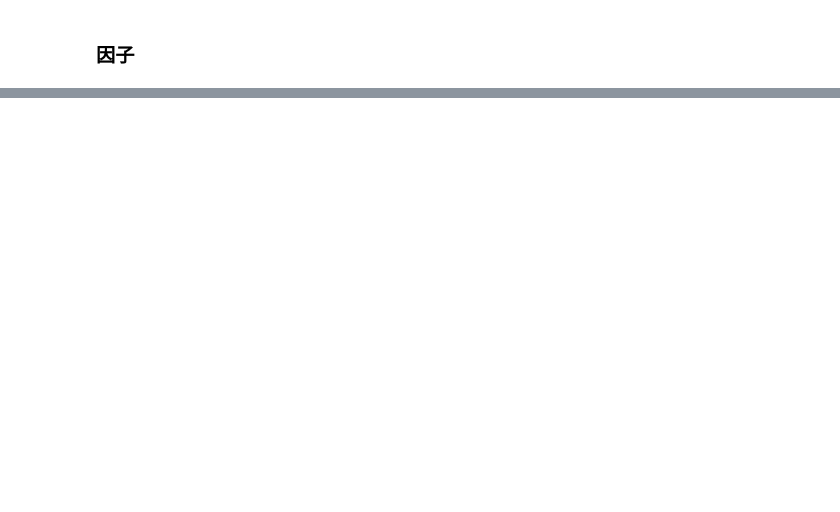
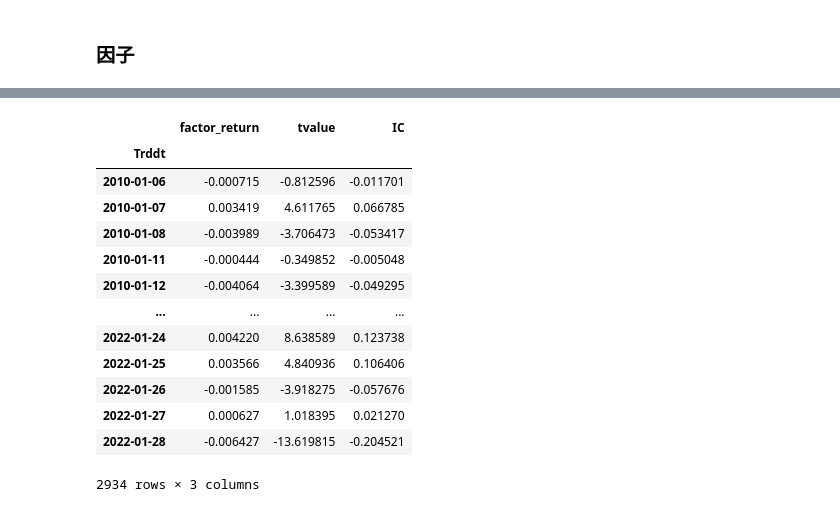
Before and after one commit to tanyanbo/-, a Jupyter notebook: duoyinzi.ipynb, the cells around one changed output, grey strips where cells are left out. Saved outputs shown, nothing was run; the diff lists cells and outputs as text; code cells hidden in the pictures; blank space fills up the shorter version.

```diff
--- a/duoyinzi.ipynb
+++ b/duoyinzi.ipynb
@@ -95,0 +118,17 @@ df_low
+# %%
+res[1]
+# %% [output]
+|  | factor_return | tvalue | IC |
+| Trddt |  |  |  |
+| 2010-01-06 | -0.000715 | -0.812596 | -0.011701 |
+| 2010-01-07 | 0.003419 | 4.611765 | 0.066785 |
+| 2010-01-08 | -0.003989 | -3.706473 | -0.053417 |
+| 2010-01-11 | -0.000444 | -0.349852 | -0.005048 |
+| 2010-01-12 | -0.004064 | -3.399589 | -0.049295 |
+| ... | ... | ... | ... |
+| 2022-01-24 | 0.004220 | 8.638589 | 0.123738 |
+| 2022-01-25 | 0.003566 | 4.840936 | 0.106406 |
+| 2022-01-26 | -0.001585 | -3.918275 | -0.057676 |
+| 2022-01-27 | 0.000627 | 1.018395 | 0.021270 |
+| 2022-01-28 | -0.006427 | -13.619815 | -0.204521 |
+2934 rows × 3 columns
```
Also changed, not shown: parts of 6 cells of this notebook.
